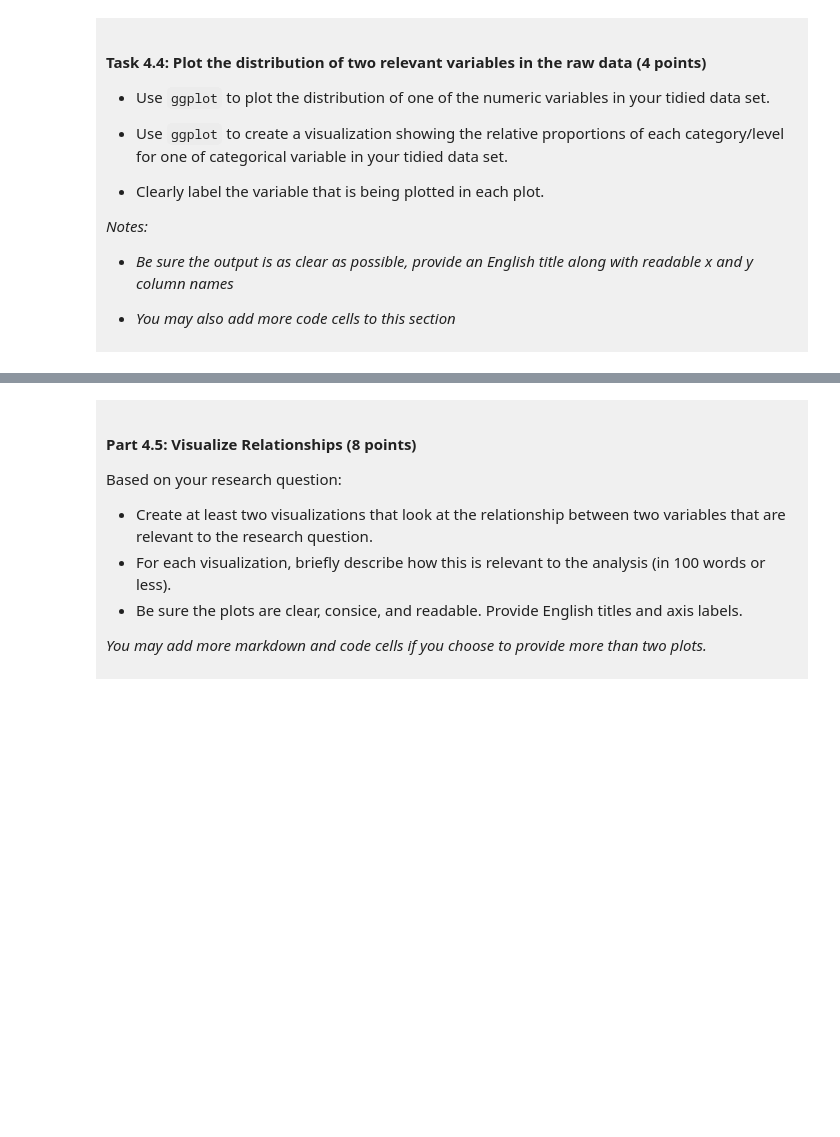
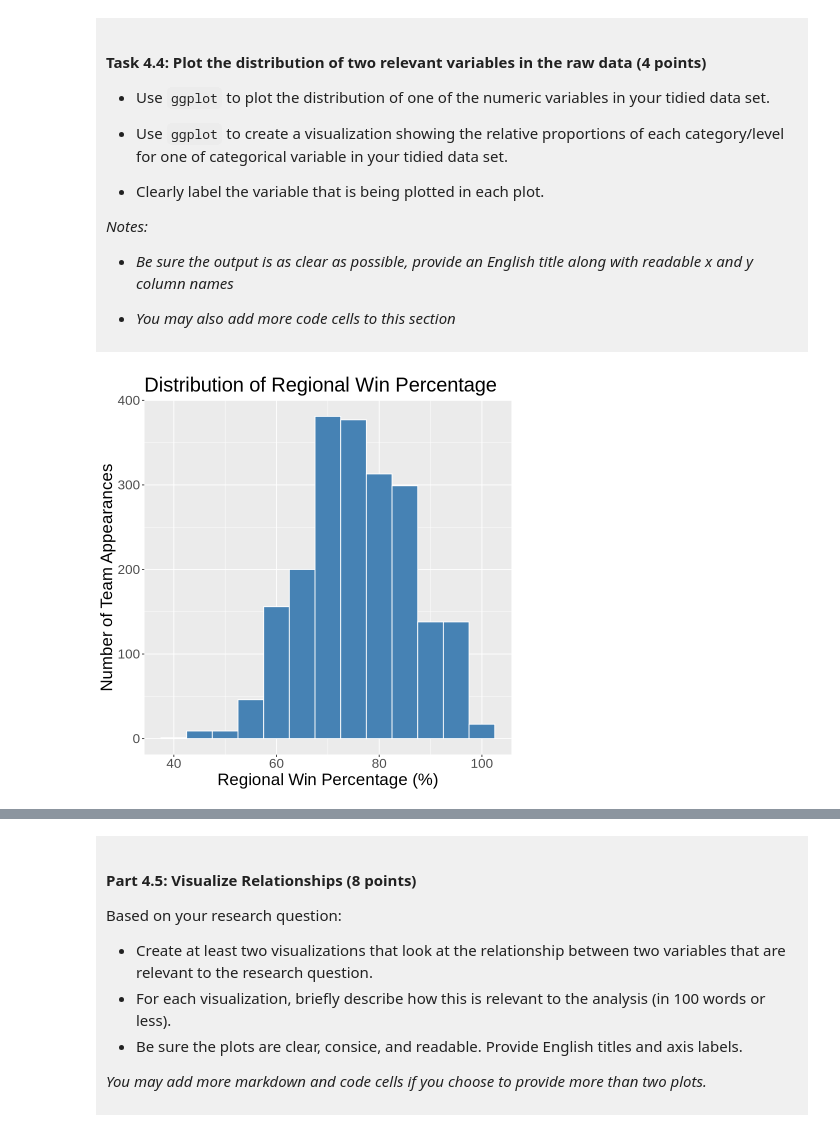
Before and after one commit to danielluo239/dsci-100-project-2026, a Jupyter notebook: dsci-100-project-notebook.ipynb, the cells around one changed output, grey strips where cells are left out. Saved outputs shown, nothing was run; the diff lists cells and outputs as text; code cells hidden in the pictures; blank space fills up the shorter version.

```diff
--- a/dsci-100-project-notebook.ipynb
+++ b/dsci-100-project-notebook.ipynb
@@ -308,5 +377,14 @@ You will refine your research question (if needed) and produce a tidy data set.
 
 </div>
 # %%
-### EDIT THIS CODE CELL FOR PLOT 1 ###
+# Distribution of regional win percentage
+reg_win_percentage <- ggplot(home_game_data, aes(x = reg_wins_pct)) +
+    geom_histogram(binwidth = 5, fill = "steelblue", color = "white") +
+    labs(title = "Distribution of Regional Win Percentage",
+        x = "Regional Win Percentage (%)",
+        y = "Number of Team Appearances") +
+    theme(text = element_text(size = 20))
+reg_win_percentage
+# %% [output]
+[figure, added]
 # %%
```
Also changed, not shown: parts of 9 cells of this notebook.
